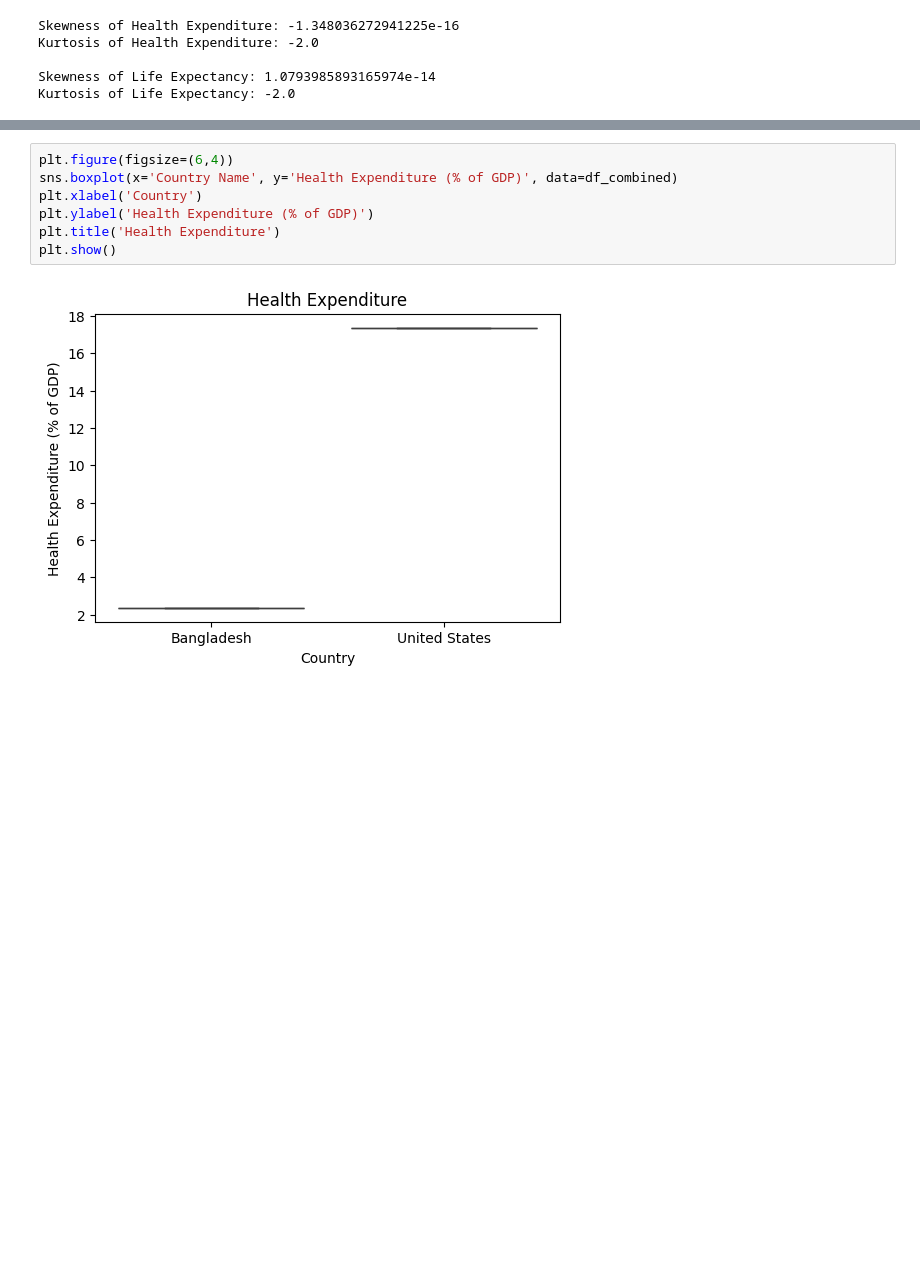
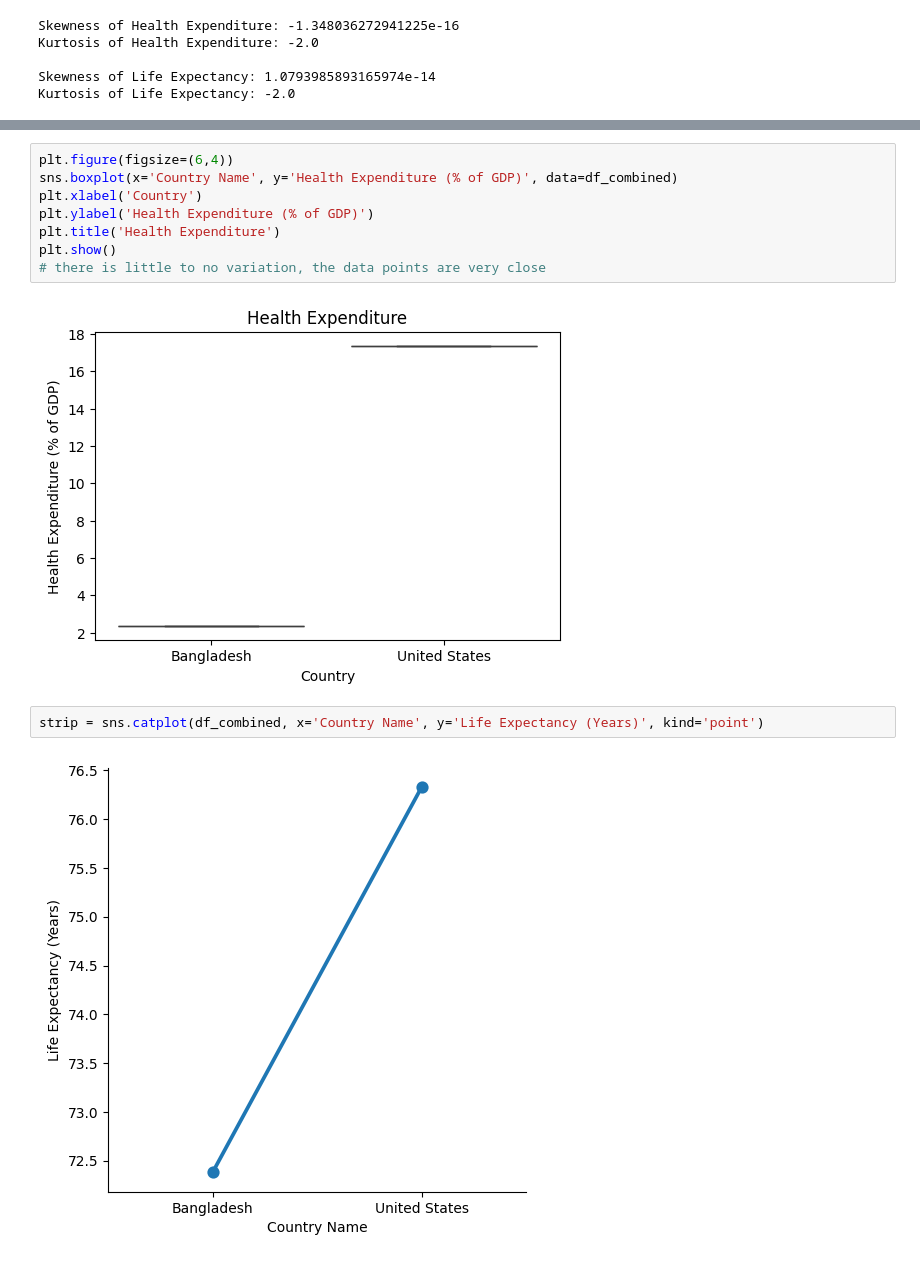
Before and after one commit to valeCab/BasicStatistics, a Jupyter notebook: FinalProjectipynb.ipynb, the cells around one changed output, grey strips where cells are left out. Cells and saved outputs as stored; diff of their text form; blank space fills up the shorter version.

```diff
--- a/FinalProjectipynb.ipynb
+++ b/FinalProjectipynb.ipynb
@@ -136,5 +136,10 @@ plt.xlabel('Country')
 plt.ylabel('Health Expenditure (% of GDP)')
 plt.title('Health Expenditure')
 plt.show()
+# there is little to no variation, the data points are very close
 # %% [output]
 [figure]
+# %%
+strip = sns.catplot(df_combined, x='Country Name', y='Life Expectancy (Years)', kind='point')
+# %% [output]
+[figure, added]
```
Also changed, not shown: parts of 5 cells of this notebook.
